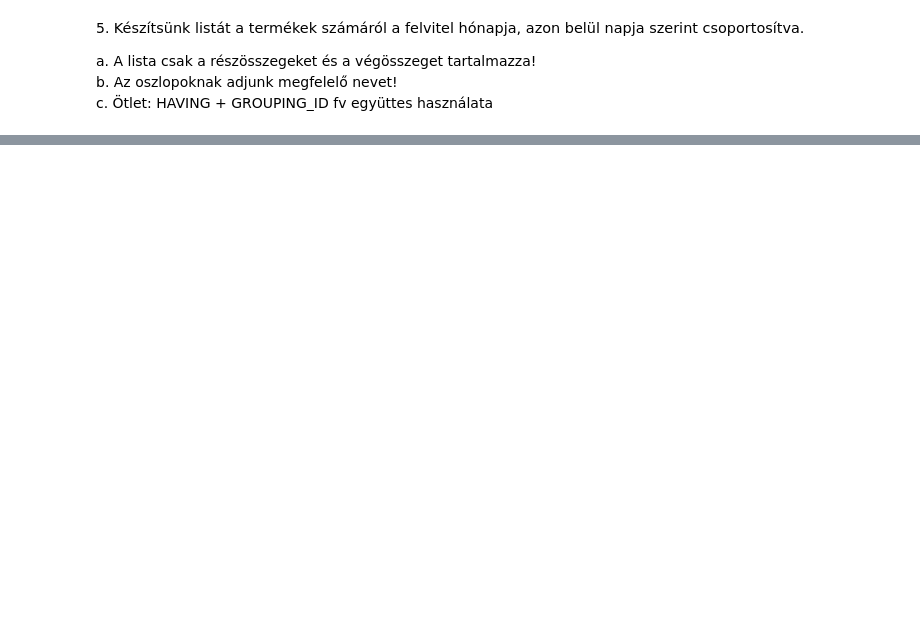
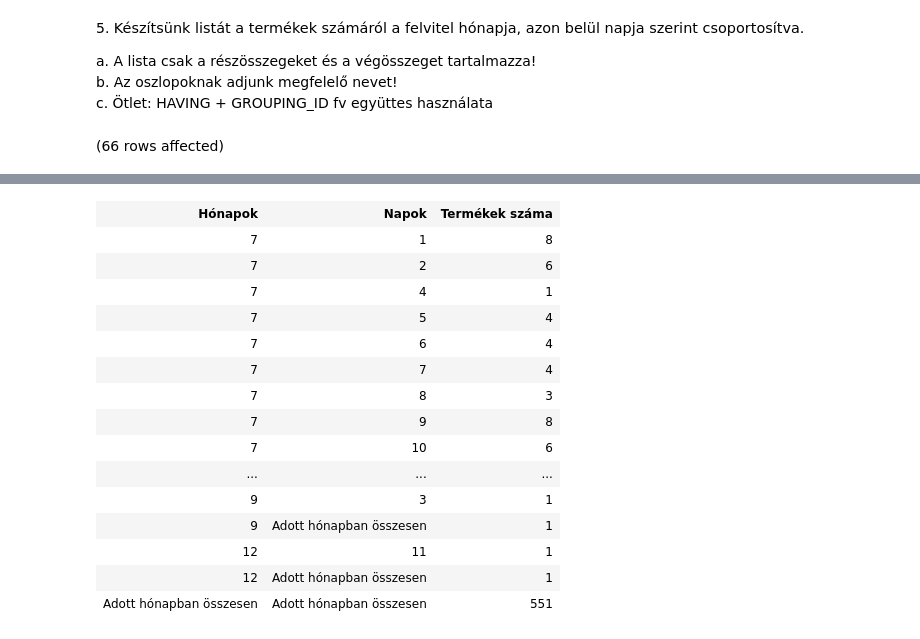
Before and after one commit to Munti05/sql_gyak, a Jupyter notebook: gyakorlat04_feladatok.ipynb, the cells around one changed output, grey strips where cells are left out. Drawn from its saved outputs; the diff is of its cells as text; code cells hidden in the pictures; blank space fills up the shorter version.

```diff
--- a/gyakorlat04_feladatok.ipynb
+++ b/gyakorlat04_feladatok.ipynb
@@ -101,3 +124,9 @@ b. Az oszlopoknak adjunk nevet értelemszerűen!
 a. A lista csak a részösszegeket és a végösszeget tartalmazza!
 b. Az oszlopoknak adjunk megfelelő nevet!
 c. Ötlet: HAVING + GROUPING\_ID fv együttes használata
+# %%
+SELECT IIF(GROUPING_ID(MONTH(FELVITEL))=1,'Összesen', cast(MONTH(FELVITEL) as nvarchar(10))) as 'Hónapok',IIF(GROUPING_ID(DAY(FELVITEL))=1,'Adott hónapban összesen', cast(DAY(FELVITEL) as nvarchar(10))) as 'Napok',count(*) as 'Termékek száma'
+from Termek
+GROUP by rollup(MONTH(FELVITEL),DAY(FELVITEL))
+# %% [output]
+(66 rows affected)
@@ -103,0 +134,16 @@ c. Ötlet: HAVING + GROUPING\_ID fv együttes használata
+| Hónapok | Napok | Termékek száma |
+| 7 | 1 | 8 |
+| 7 | 2 | 6 |
+| 7 | 4 | 1 |
+| 7 | 5 | 4 |
+| 7 | 6 | 4 |
+| 7 | 7 | 4 |
+| 7 | 8 | 3 |
+| 7 | 9 | 8 |
+| 7 | 10 | 6 |
+| ... | ... | ... |
+| 9 | 3 | 1 |
+| 9 | Adott hónapban összesen | 1 |
+| 12 | 11 | 1 |
+| 12 | Adott hónapban összesen | 1 |
+| Adott hónapban összesen | Adott hónapban összesen | 551 |
```
Also changed, not shown: parts of 3 cells of this notebook.
